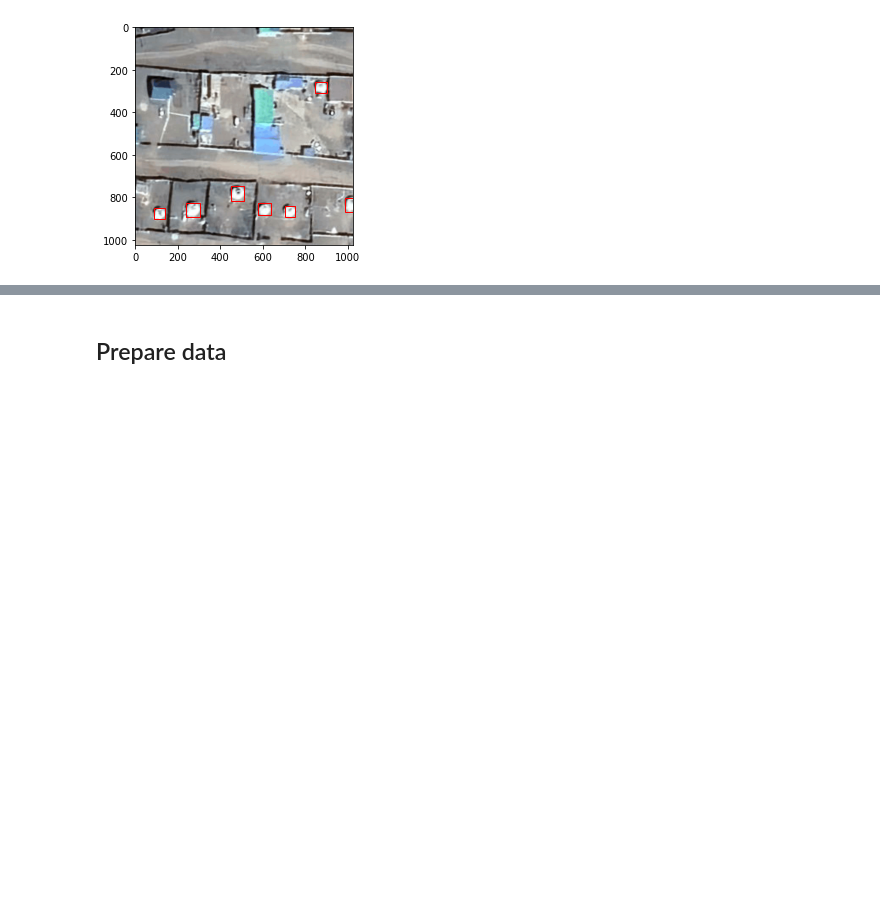
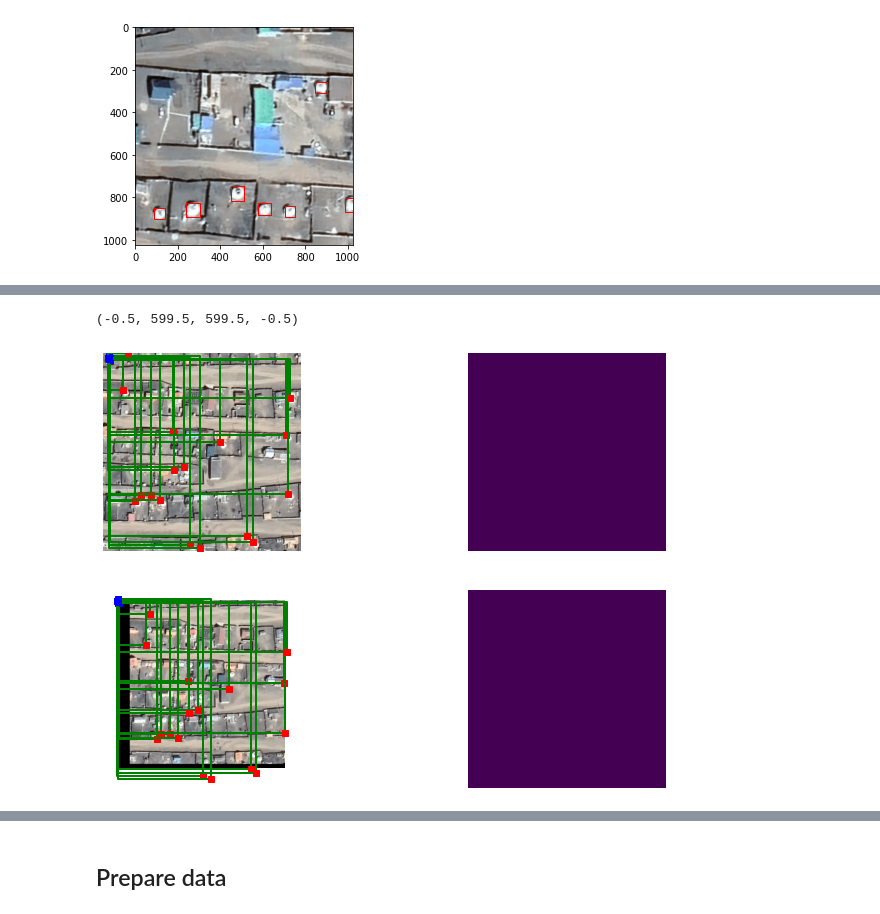
Before and after one commit to Nymbayar/Object-Detection-BB, a Jupyter notebook: notebooks/1.object_detection.ipynb, the cells around one changed output, grey strips where cells are left out. Cells and saved outputs as stored; diff of their text form; code cells hidden in the pictures; blank space fills up the shorter version.

```diff
--- a/notebooks/1.object_detection.ipynb
+++ b/notebooks/1.object_detection.ipynb
@@ -131,0 +301,29 @@ plot_resized_image((400,400),0)
+# %%
+### Test translation and stretching augmentations
+
+name_str,img,bb_boxes = get_image_name(df,200,augmentation=False)
+img_mask =get_mask_seg(img,bb_boxes)
+
+plt.figure(figsize=(12,8))
+plt.subplot(2,2,1)
+plot_im_bbox(img,bb_boxes)
+
+plt.subplot(2,2,2)
+plt.imshow(img_mask[:,:,0])
+plt.axis('off')
+
+plt.subplot(2,2,3)
+#bb_boxes1 = bb_boxes.copy()
+img_trans,bb_boxes1 = trans_image(img,bb_boxes,100)
+
+plt.imshow(img_trans)
+
+plot_im_bbox(img_trans,bb_boxes1)
+img_mask2 =get_mask_seg(img_trans,bb_boxes1)
+
+plt.subplot(2,2,4)
+plt.imshow(img_mask2[:,:,0])
+plt.axis('off')
+# %% [output]
+(-0.5, 599.5, 599.5, -0.5)
+[figure, added]
```
Also changed, not shown: parts of 27 cells of this notebook, 1 other file.
